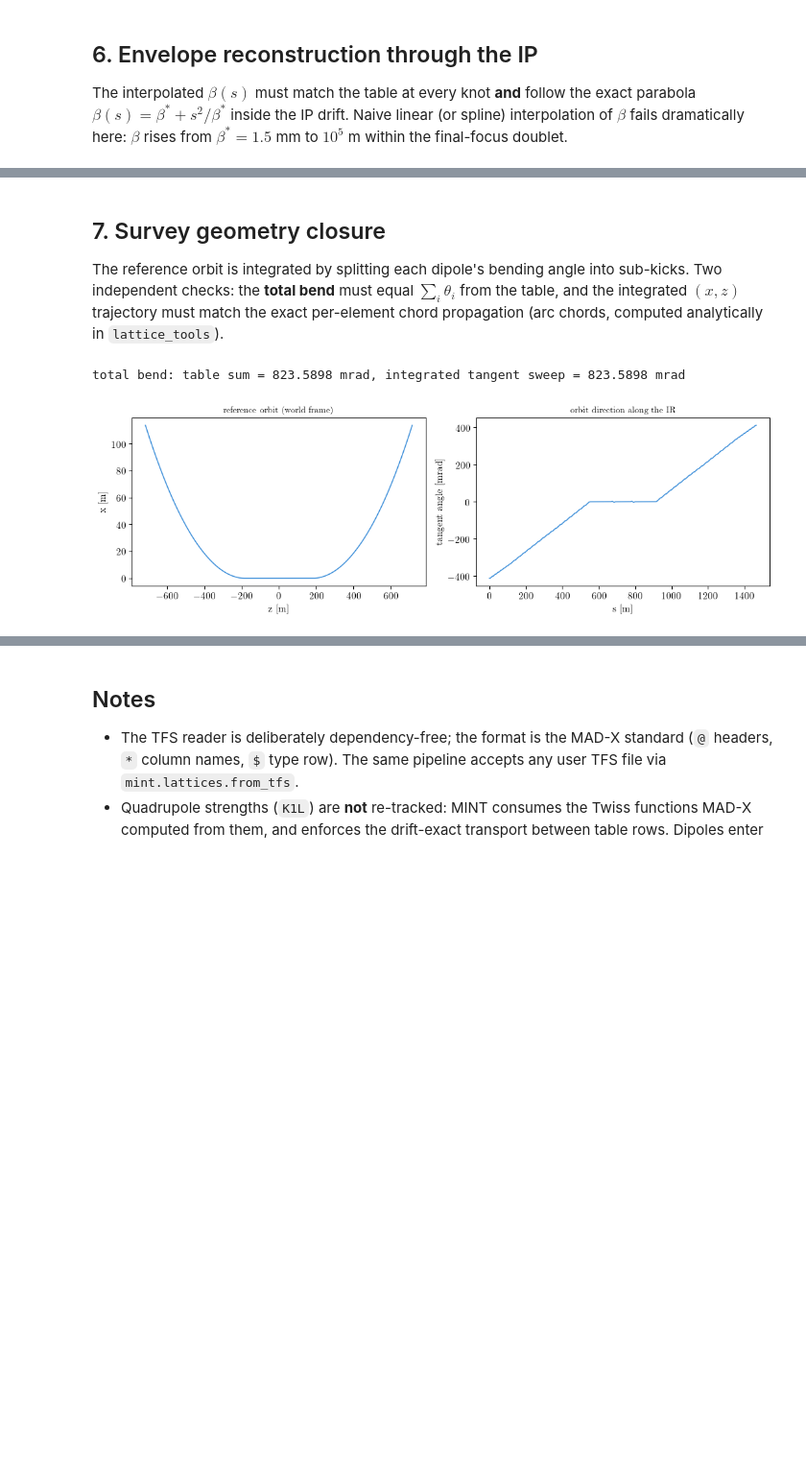
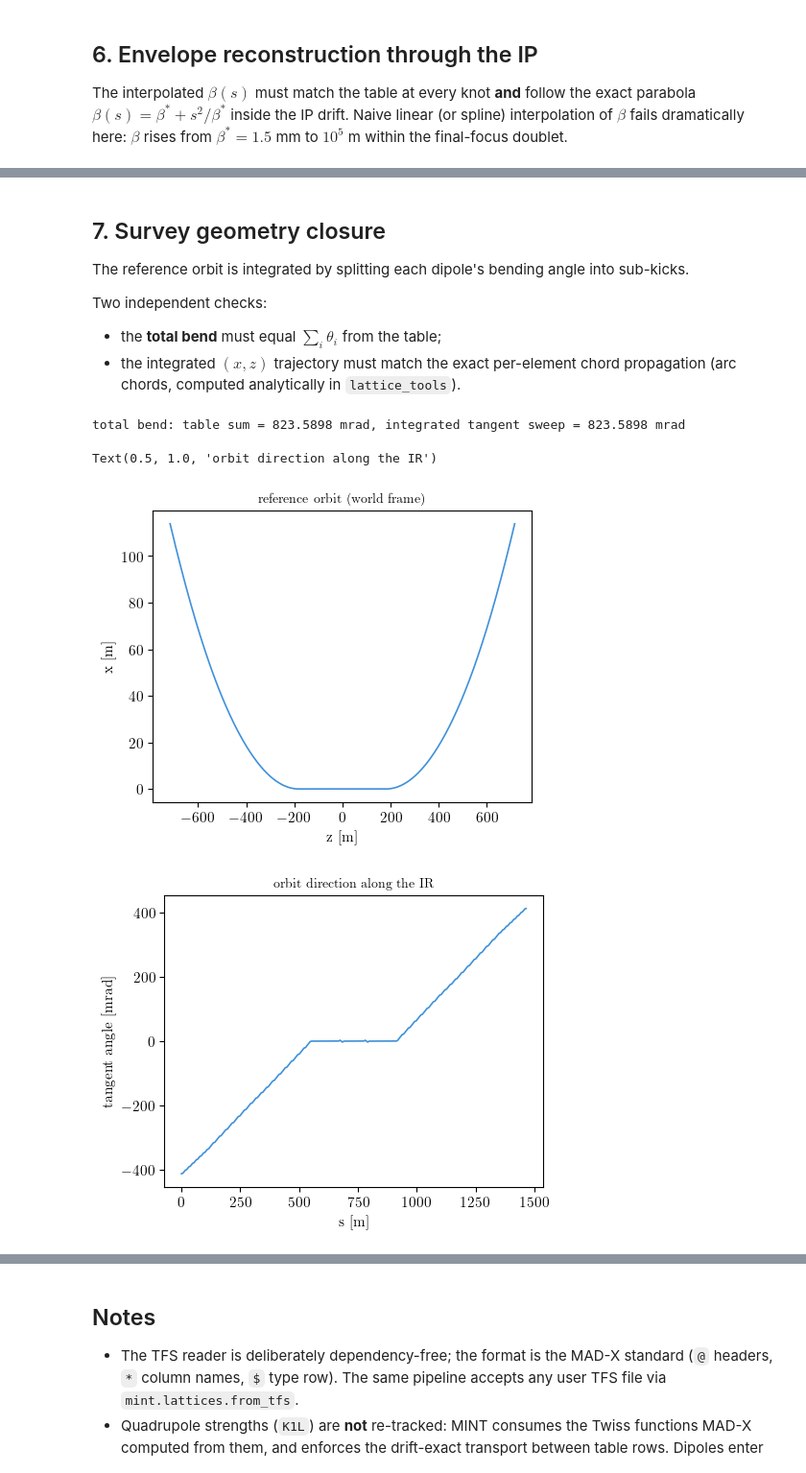
Before and after one commit to jchoi55/MINT, a Jupyter notebook: MINT_examples/beam_optics_plots.ipynb, the cells around one changed output, grey strips where cells are left out. Shown at 96% size. Cells and saved outputs as stored; diff of their text form; code cells hidden in the pictures; blank space fills up the shorter version.

```diff
--- a/MINT_examples/beam_optics_plots.ipynb
+++ b/MINT_examples/beam_optics_plots.ipynb
@@ -381,15 +378,23 @@ res_knot = np.abs(ring.betx(u_knot[ok]) / bx[ok] - 1)
 print(f"knot fidelity: median |beta_interp/beta_table - 1| = "
       f"{np.median(res_knot):.2e}, 95% = {np.quantile(res_knot, 0.95):.2e}")
 
-fig, axp = plt.subplots(1, 2, figsize=(11, 4))
+
+fig = []
+axp = []
+for i in range(2):
+      fig_i, ax_i = mint.plot_tools.std_fig(figsize=(5, 4))
+      fig.append(fig_i)
+      axp.append(ax_i)
+
 win = np.abs(s_m - s_ip) < 120
 axp[0].plot(s_m[win] - s_ip, betx_i[win], lw=1.4, label=r"MINT $\beta_x(s)$")
 sel = np.abs(S - s_ip) < 120
-axp[0].plot(S[sel] - s_ip, bx[sel], "o", ms=3.5, label="TWISS table")
+axp[0].plot(S[sel] - s_ip, bx[sel], "+", ms=5, label="TWISS table")
 ss = np.linspace(-30, 30, 300)
 axp[0].plot(ss, bx.min() + ss**2 / bx.min(), "--", lw=1,
             label=r"$\beta^* + s^2/\beta^*$")
-axp[0].set_yscale("log")
+# axp[0].set_yscale("log")
+axp[0].set_ylim(0, 6e5)
 axp[0].set_xlabel(r"$s - s_{\rm IP}$ [m]")
 axp[0].set_ylabel(r"$\beta_x$ [m]")
 axp[0].legend(fontsize=8, frameon=False)
@@ -397,12 +402,12 @@ axp[0].set_title("envelope through the low-beta IP", fontsize=10)
 
 axp[1].plot(s_m, sigx * 10, lw=1.0, label=r"$\sigma_x$ [mm]")
 axp[1].plot(s_m, ring.beamsize_y(u) * 10, lw=1.0, label=r"$\sigma_y$ [mm]")
-axp[1].set_yscale("log")
+# axp[1].set_yscale("log")
+axp[1].set_ylim(0, 21)
 axp[1].set_xlabel(r"$s$ [m]")
 axp[1].set_ylabel(r"beam size [mm]")
 axp[1].legend(fontsize=8, frameon=False)
 axp[1].set_title("transverse envelopes along the IR", fontsize=10)
-plt.tight_layout()
 # %% [output]
 IP at s = 732.45 m: beta* = 11.434 mm  (table min 1.500 mm)
   sigma* = 1.526 um, divergence = 591.6 urad
@@ -412,37 +419,44 @@ knot fidelity: median |beta_interp/beta_table - 1| = 1.10e-05, 95% = 9.09e-05
 # %% [markdown]
 ## 7. Survey geometry closure
 
-The reference orbit is integrated by splitting each dipole's bending angle
-into sub-kicks. Two independent checks: the **total bend** must equal
-$\sum_i \theta_i$ from the table, and the integrated $(x, z)$ trajectory must
-match the exact per-element chord propagation (arc chords, computed
-analytically in `lattice_tools`).
+The reference orbit is integrated by splitting each dipole's bending angle into sub-kicks.
+
+Two independent checks:
+* the **total bend** must equal $\sum_i \theta_i$ from the table;
+* the integrated $(x, z)$ trajectory must match the exact per-element chord propagation (arc chords, computed analytically in `lattice_tools`).
 # %%
 ang = df.ANGLE.to_numpy(float)
 tot_bend = ang[L > 0].sum()
 tang = np.asarray(ring.tangent(u))
 th = np.unwrap(np.arctan2(tang[0], tang[2]))
 print(f"total bend: table sum = {tot_bend*1e3:.4f} mrad, "
       f"integrated tangent sweep = {(th[-1]-th[0])*1e3:.4f} mrad")
 
 # exact chord propagation from lattice_tools (element-by-element, analytic arcs)
 xe, ye = df.x.to_numpy(float), df.y.to_numpy(float)
 # MINT world frame: z along the beam at the IR center, x transverse; compare
 # shapes via the transverse sagitta profile
 zi, xi = ring.z(u) / 100, ring.x(u) / 100
-fig, axg = plt.subplots(1, 2, figsize=(11, 3.6))
+
+fig, axg = [], []
+for i in range(2):
+      fig_i, ax_i = mint.plot_tools.std_fig(figsize=(5, 4))
+      fig.append(fig_i)
+      axg.append(ax_i)
+
 axg[0].plot(zi, xi, lw=1.2)
 axg[0].set_xlabel("z [m]")
 axg[0].set_ylabel("x [m]")
 axg[0].set_title("reference orbit (world frame)", fontsize=10)
 axg[1].plot(s_m, (th - th[len(th)//2]) * 1e3, lw=1.2)
 axg[1].set_xlabel("s [m]")
 axg[1].set_ylabel(r"tangent angle [mrad]")
 axg[1].set_title("orbit direction along the IR", fontsize=10)
-plt.tight_layout()
 # %% [output]
 total bend: table sum = 823.5898 mrad, integrated tangent sweep = 823.5898 mrad
+Text(0.5, 1.0, 'orbit direction along the IR')
-[figure, old version]
+[figure, new version]
+[figure, added]
 # %% [markdown]
 ## 8. Dispersion contribution
 
```
Also changed, not shown: parts of 12 cells of this notebook, 24 other files.
